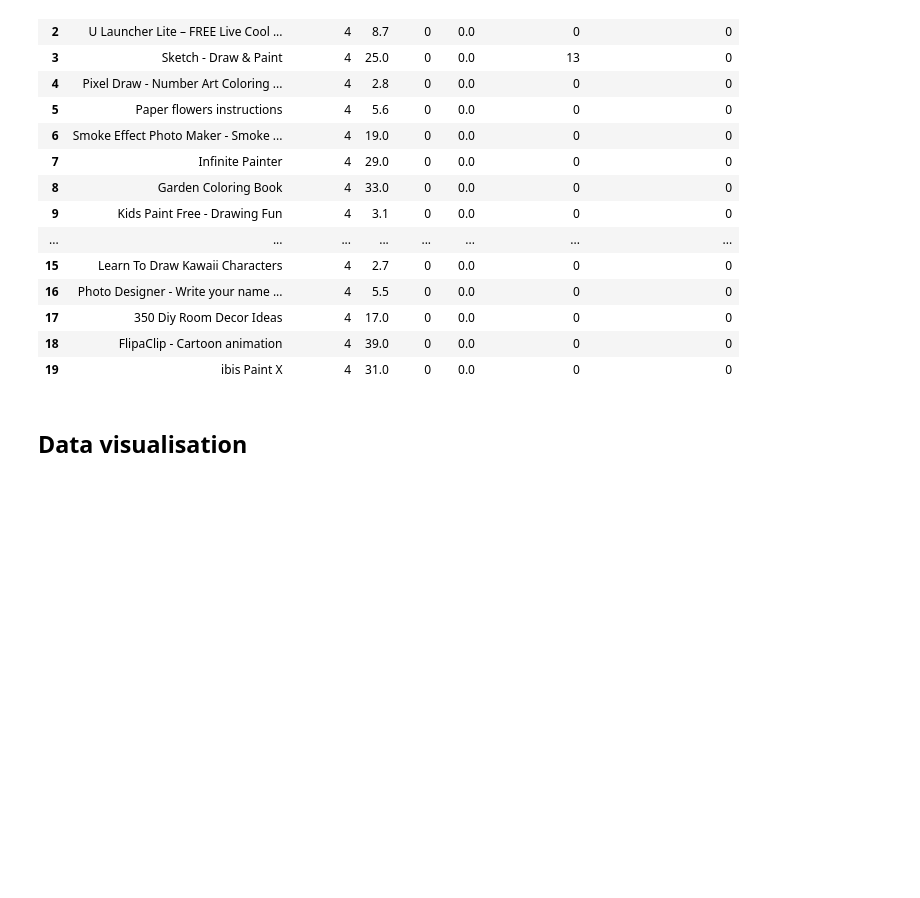
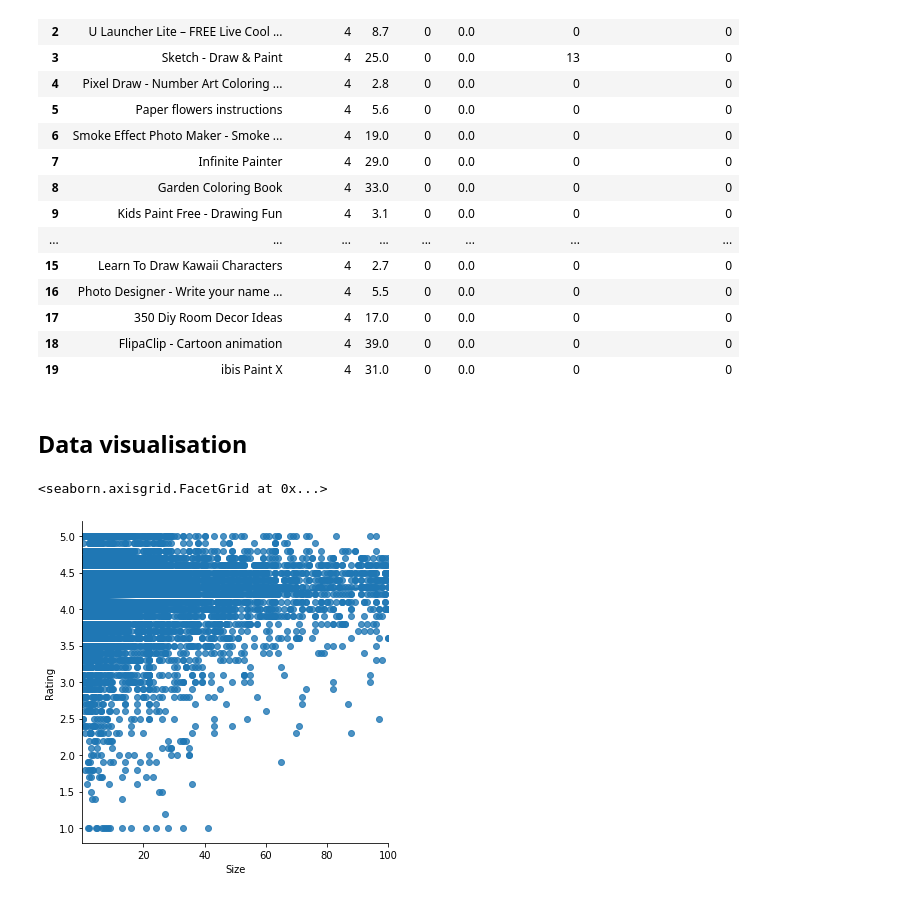
Before and after one commit to Iliaromanov/Google-Play-App-Rating-Prediction, a Jupyter notebook: data_exploration.ipynb, the cells around one changed output. Drawn from its saved outputs; the diff is of its cells as text; code cells hidden in the pictures; blank space fills up the shorter version.

Commit message:
Began Visualization
basically just added useless graphs/plots

```diff
--- a/data_exploration.ipynb
+++ b/data_exploration.ipynb
@@ -331,3 +331,8 @@ app_data_x.head(20)
 | 19 | ibis Paint X | 4 | 31.0 | 0 | 0.0 | 0 | 0 |
 # %% [markdown]
 ## Data visualisation
+# %%
+sns.lmplot(data=app_data, x="Size", y="Rating")
+# %% [output]
+<seaborn.axisgrid.FacetGrid at 0x...>
+[figure, added]
```
Also changed, not shown: parts of 1 cell of this notebook.
